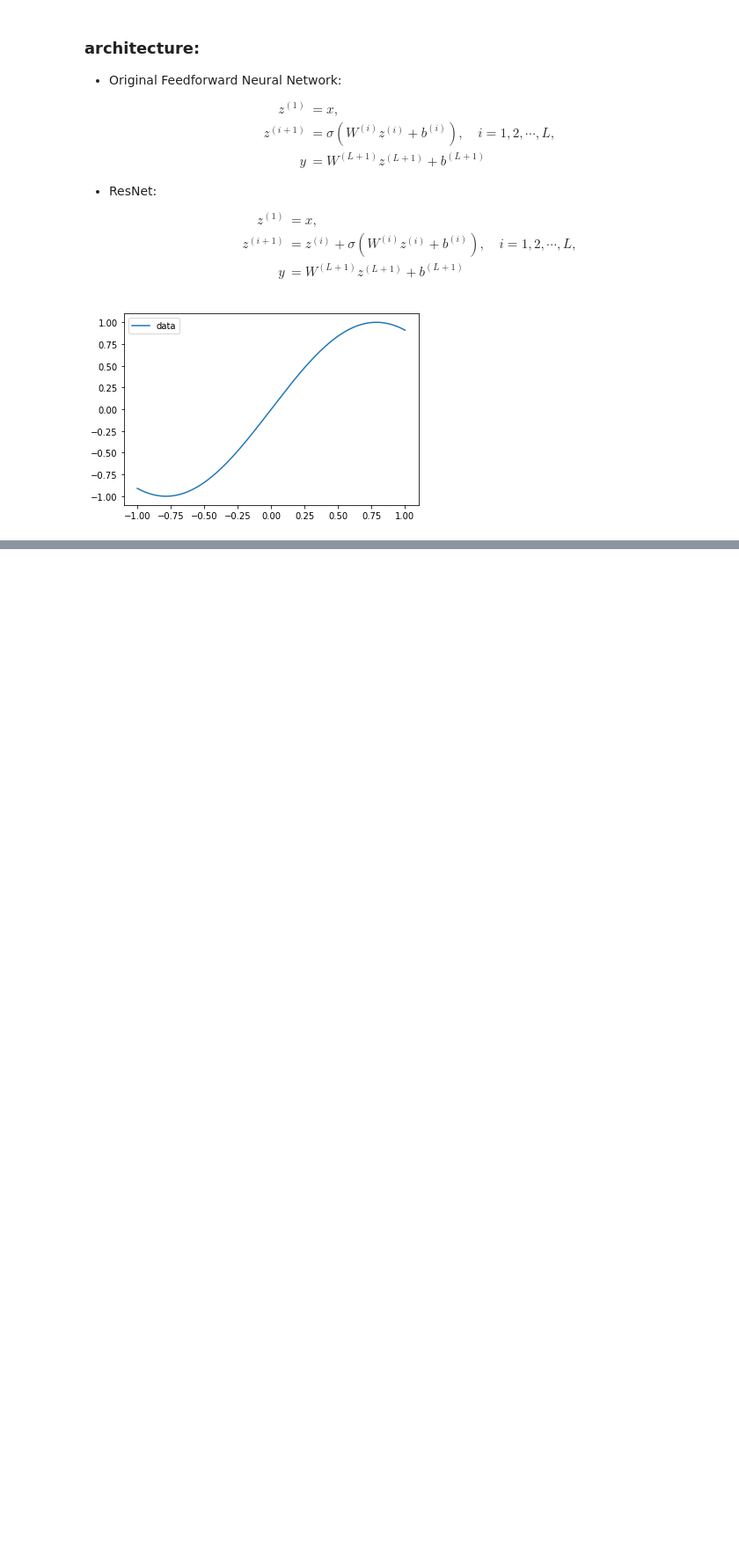
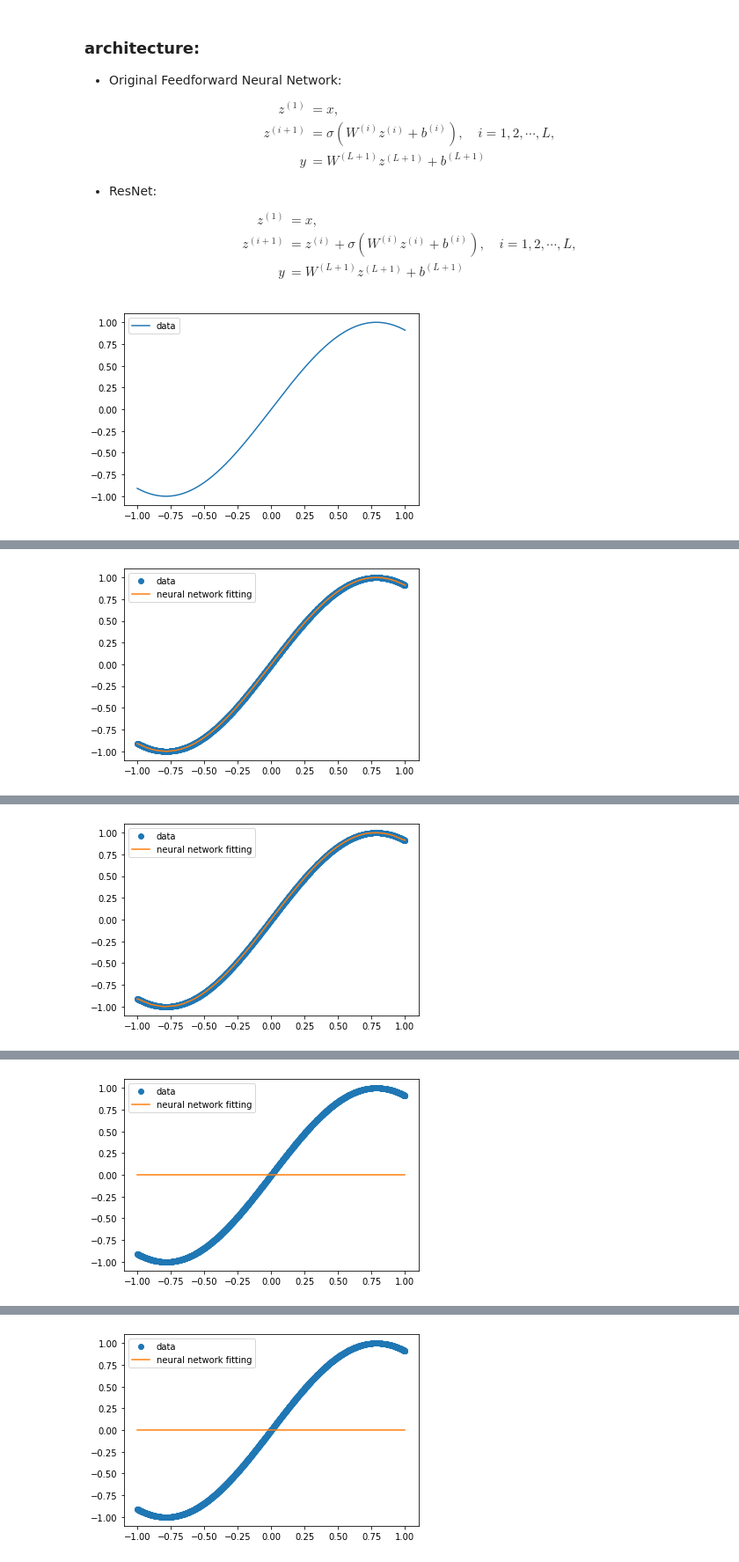
Before and after one commit to davivaug2/math4000_machine_learning_2023, a Jupyter notebook: hmwk7_MATH4000_machine_learning_Vaughan_2023_03_08.ipynb, the cells around one changed output, grey strips where cells are left out. Shown: that part at 88% size. Drawn from its saved outputs; the diff is of its cells as text; code cells hidden in the pictures; blank space fills up the shorter version.

```diff
--- a/hmwk7_MATH4000_machine_learning_Vaughan_2023_03_08.ipynb
+++ b/hmwk7_MATH4000_machine_learning_Vaughan_2023_03_08.ipynb
@@ -40,7 +40,7 @@ import numpy as np
 import torch
 import time
 
-N = 1000
+N = 10000
 x_data = torch.linspace(-1, 1, N)
 x_data = torch.reshape(x_data, (N, 1))
 y_data = torch.sin(2*x_data)
@@ -116,7 +117,7 @@ import time
 class FNN_Orginal(torch.nn.Module):
 
     def __init__(self, input_size, output_size, num_layers, hidden_size, activiation):
-        super(FNN, self).__init__()
+        super(FNN_Orginal, self).__init__()
 
         # dimension of the input data: x
         self.input_size = input_size
@@ -180,8 +168,9 @@ epoch: 9000; MSE: 8.38e+01; elapsed time: 446.39 sec
 # %%
 # Orginal FNN
 layers = 10
+storag1 =[]
 for i in range(4):
-
+  print("layers size",layers)
   fcn = FNN_Orginal(input_size=1, output_size=1, num_layers=layers, hidden_size=32, activiation='relu')
 
   criterion = torch.nn.MSELoss()
@@ -205,6 +194,7 @@ for i in range(4):
       if epoch%1000 == 0:
           time_end = time.time()
           print("epoch: %d; MSE: %.2e; elapsed time: %.2f sec"%(epoch, loss.item(), time_end-time_start))
+          storag1.append((epoch, loss.item(), time_end-time_start))
 
   # plot
   plt.figure()
@@ -220,0 +218 @@ for i in range(4):
+[figure, added]
@@ -220,0 +230 @@ for i in range(4):
+[figure, added]
@@ -220,0 +242 @@ for i in range(4):
+[figure, added]
@@ -220,0 +254 @@ for i in range(4):
+[figure, added]
```
Also changed, not shown: parts of 6 cells of this notebook.
